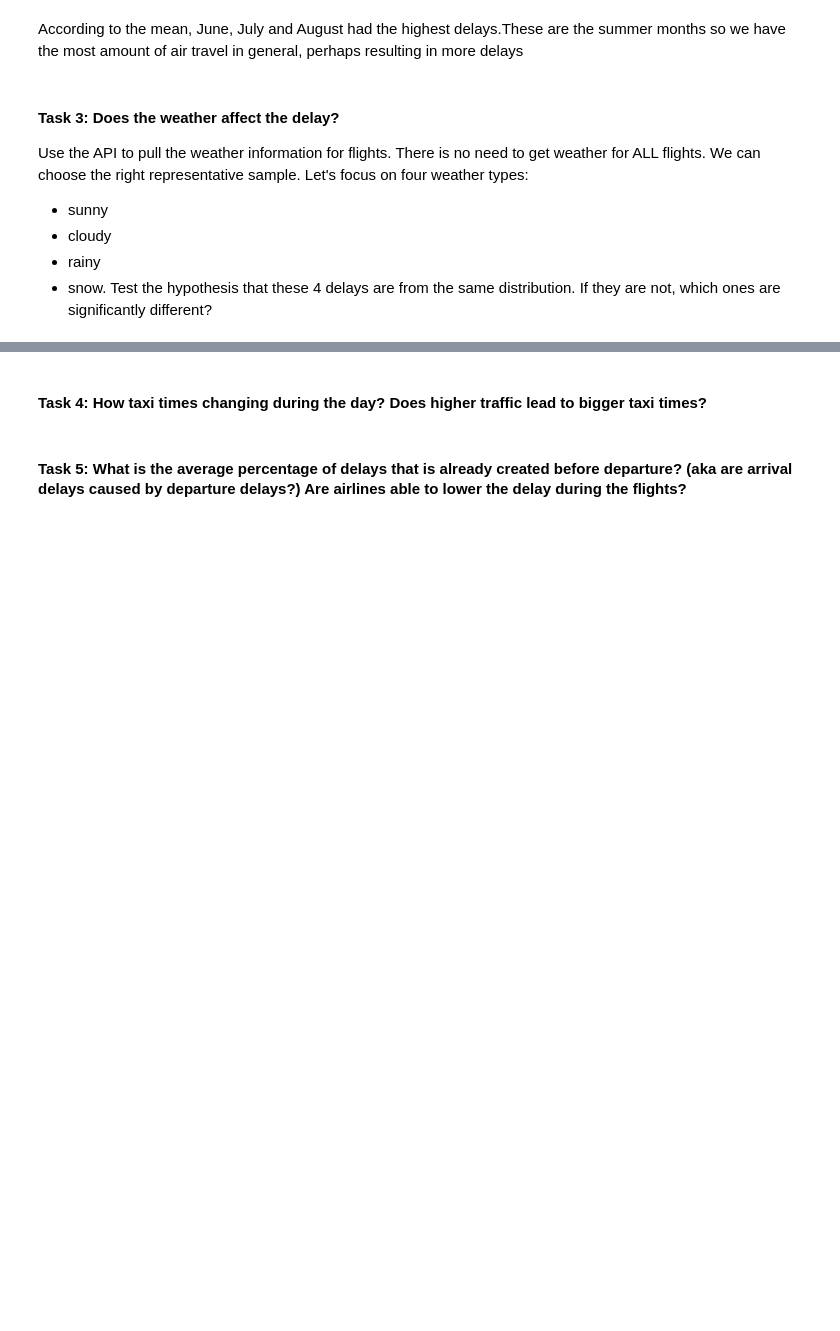
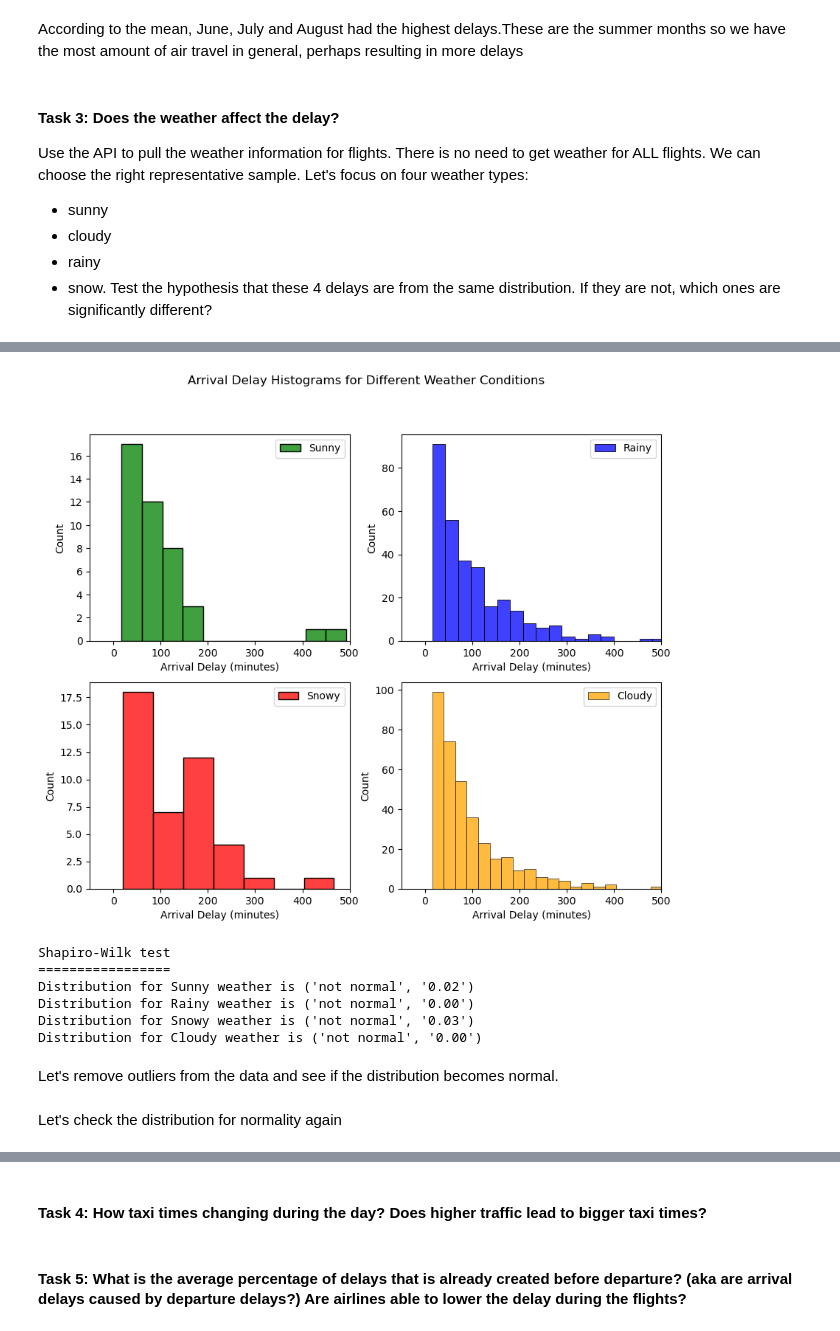
Before and after one commit to hhlim376/Flight_Project, a Jupyter notebook: exploratory_analysisV1.ipynb, the cells around one changed output, grey strips where cells are left out. Drawn from its saved outputs; the diff is of its cells as text; code cells hidden in the pictures; blank space fills up the shorter version.

```diff
--- a/exploratory_analysisV1.ipynb
+++ b/exploratory_analysisV1.ipynb
@@ -220,0 +273,6 @@ Test the hypothesis that these 4 delays are from the same distribution. If they
+# %%
+# removing null values
+df_weather_delay.dropna(subset=['lat', 'long'], inplace=True)
+
+# saving work
+#df_weather_delay.to_csv('./Data/weather_delay.csv', index=False)
@@ -220,0 +284,6 @@ Test the hypothesis that these 4 delays are from the same distribution. If they
+# %%
+# divide df_weather_delay into 4 dataframes
+df_weather_delay1 = df_weather_delay.iloc[:250]
+df_weather_delay2 = df_weather_delay.iloc[250:500]
+df_weather_delay3 = df_weather_delay.iloc[500:750]
+df_weather_delay4 = df_weather_delay.iloc[750:]
@@ -220,0 +303,2 @@ Test the hypothesis that these 4 delays are from the same distribution. If they
+# %%
+df_weather_delay12 = pd.concat([df_weather_delay1, df_weather_delay2], axis=0)
@@ -220,0 +322,27 @@ Test the hypothesis that these 4 delays are from the same distribution. If they
+# %%
+df_weather_clear = df_weather_delay12[df_weather_delay12['condition'] == 'Clear']
+df_weather_cloudy = df_weather_delay12[df_weather_delay12['condition'].str.contains('cloudy')]
+df_weather_rainy = df_weather_delay12[df_weather_delay12['condition'].str.contains('Rain')]
+df_weather_snowy = df_weather_delay12[df_weather_delay12['condition'].str.contains('Snow')]
+# %%
+fig, axs = plt.pyplot.subplots(nrows=2, ncols=2, figsize=(10, 8))
+
+# Plot the histograms in each subplot
+sns.histplot(ax=axs[0, 0], x=df_weather_clear['arr_delay'], color='green', label='Sunny')
+sns.histplot(ax=axs[0, 1], x=df_weather_rainy['arr_delay'], color='blue', label='Rainy')
+sns.histplot(ax=axs[1, 0], x=df_weather_snowy['arr_delay'], color='red', label='Snowy')
+sns.histplot(ax=axs[1, 1], x=df_weather_cloudy['arr_delay'], color='orange', label='Cloudy')
+
+# Set the x-axis limits and labels for all subplots
+for ax in axs.flat:
+    ax.set_xlim(-50, 500)
+    ax.set_xlabel("Arrival Delay (minutes)")
+    ax.legend()
+
+# Add a title to the entire figure
+fig.suptitle("Arrival Delay Histograms for Different Weather Conditions")
+
+# Display the plot
+plt.pyplot.show()
+# %% [output]
+[figure, added]
@@ -220,0 +355,16 @@ Test the hypothesis that these 4 delays are from the same distribution. If they
+# %%
+print("Shapiro-Wilk test")
+print("=================")
+print(f"Distribution for Sunny weather is {normality_test(df_weather_clear['arr_delay'])}")
+print(f"Distribution for Rainy weather is {normality_test(df_weather_rainy['arr_delay'])}")
+print(f"Distribution for Snowy weather is {normality_test(df_weather_snowy['arr_delay'])}")
+print(f"Distribution for Cloudy weather is {normality_test(df_weather_cloudy['arr_delay'])}")
+# %% [output]
+Shapiro-Wilk test
+=================
+Distribution for Sunny weather is ('not normal', '0.02')
+Distribution for Rainy weather is ('not normal', '0.00')
+Distribution for Snowy weather is ('not normal', '0.03')
+Distribution for Cloudy weather is ('not normal', '0.00')
+# %% [markdown]
+Let's remove outliers from the data and see if the distribution becomes normal.
@@ -220,0 +390,2 @@ Test the hypothesis that these 4 delays are from the same distribution. If they
+# %% [markdown]
+Let's check the distribution for normality again
```
Also changed, not shown: parts of 33 cells of this notebook, 2 other files.
